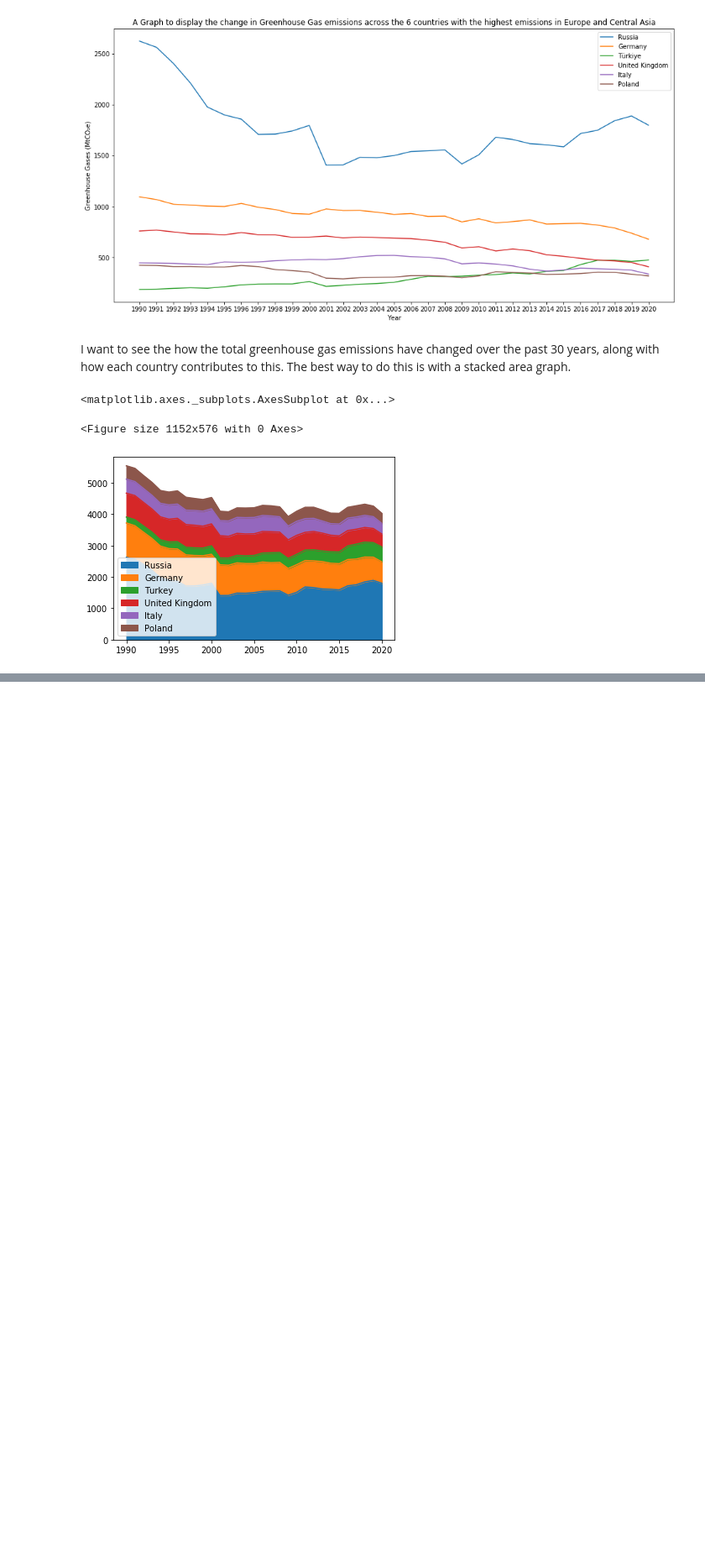
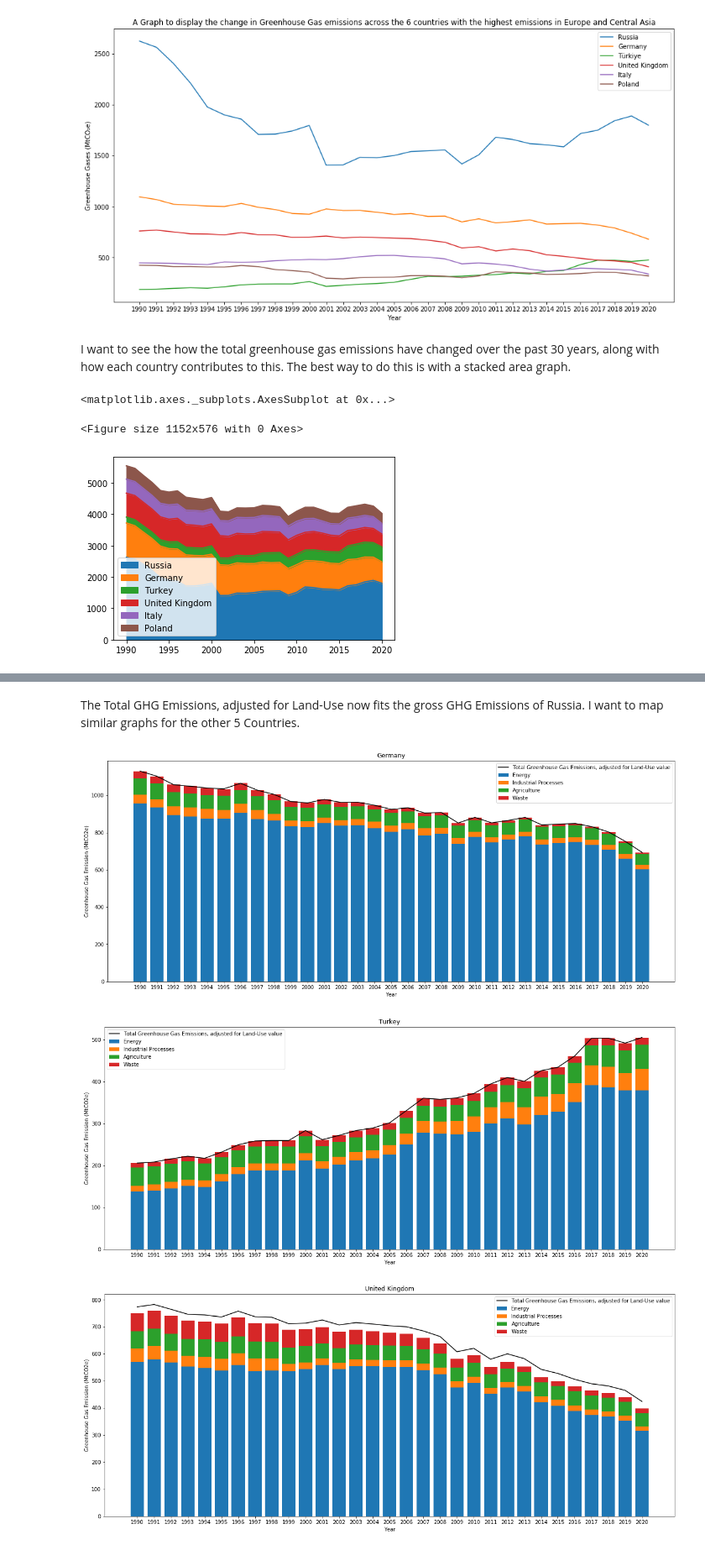
Before and after one commit to JamieHoughton1/JamiesProjects, a Jupyter notebook: ClimateWatchData/EuropeAndCentralAsiaData1990-2020.ipynb, the cells around one changed output, grey strips where cells are left out. Shown: that part at 84% size. Saved outputs shown, nothing was run; the diff lists cells and outputs as text; code cells hidden in the pictures; blank space fills up the shorter version.

```diff
--- a/ClimateWatchData/EuropeAndCentralAsiaData1990-2020.ipynb
+++ b/ClimateWatchData/EuropeAndCentralAsiaData1990-2020.ipynb
@@ -76,0 +145,41 @@ stackedPlotData_Transposed.plot.area()
+# %% [markdown]
+The Total GHG Emissions, adjusted for Land-Use now fits the gross GHG Emissions of Russia. I want to map similar graphs for the other 5 Countries.
+# %%
+
+def plottingBarCharts(dataFrame, title):
+    landUseAndForestry = dataFrame.iloc[4, 2:]
+    landUseAndForestry = landUseAndForestry.abs()
+
+    sumDataFrame = dataFrame.iloc[:, 2:]
+    sumDataFrame = sumDataFrame.sum()
+
+    totalDataFrame= (sumDataFrame + landUseAndForestry)
+
+
+    plt.figure(figsize=(20,8))
+    plt.plot(historicalEmissionsReverse.columns[:31],totalDataFrame, label='Total Greenhouse Gas Emissions, adjusted for Land-Use value', color='black')
+
+    plt.bar(dataFrame.columns[2:],dataFrame.iloc[0, 2:], label=dataFrame.iloc[0, 0])
+    plt.bar(dataFrame.columns[2:],dataFrame.iloc[1, 2:], label=dataFrame.iloc[1, 0], bottom=dataFrame.iloc[0, 2:])
+    plt.bar(dataFrame.columns[2:],dataFrame.iloc[2, 2:], label=dataFrame.iloc[2, 0], bottom=(dataFrame.iloc[0, 2:]+dataFrame.iloc[1, 2:]))
+    plt.bar(dataFrame.columns[2:],dataFrame.iloc[3, 2:], label=dataFrame.iloc[3, 0], bottom=(dataFrame.iloc[0, 2:]+dataFrame.iloc[1, 2:]+dataFrame.iloc[2, 2:]))
+
+    plt.legend()
+    plt.title(title)
+    plt.xlabel('Year')
+    plt.ylabel('Greenhouse Gas Emission (MtCO2e)')
+    plt.show()
+
+plottingBarCharts(pd.read_csv('/Users/jamiehoughton/JamiesProjects/ghg-emissions-germany.csv'), 'Germany')
+
+plottingBarCharts(pd.read_csv('/Users/jamiehoughton/JamiesProjects/ghg-emissions-turkey.csv'), 'Turkey')
+
+plottingBarCharts(pd.read_csv('/Users/jamiehoughton/JamiesProjects/ghg-emissions-uk.csv'), 'United Kingdom')
+
+plottingBarCharts(pd.read_csv('/Users/jamiehoughton/JamiesProjects/ghg-emissions-italy.csv'), 'Italy')
+
+plottingBarCharts(pd.read_csv('/Users/jamiehoughton/JamiesProjects/ghg-emissions-poland.csv'), 'Poland')
+# %% [output]
+[figure, added]
+[figure, added]
+[figure, added]
```
Also changed, not shown: parts of 7 cells of this notebook, 2 other files.
